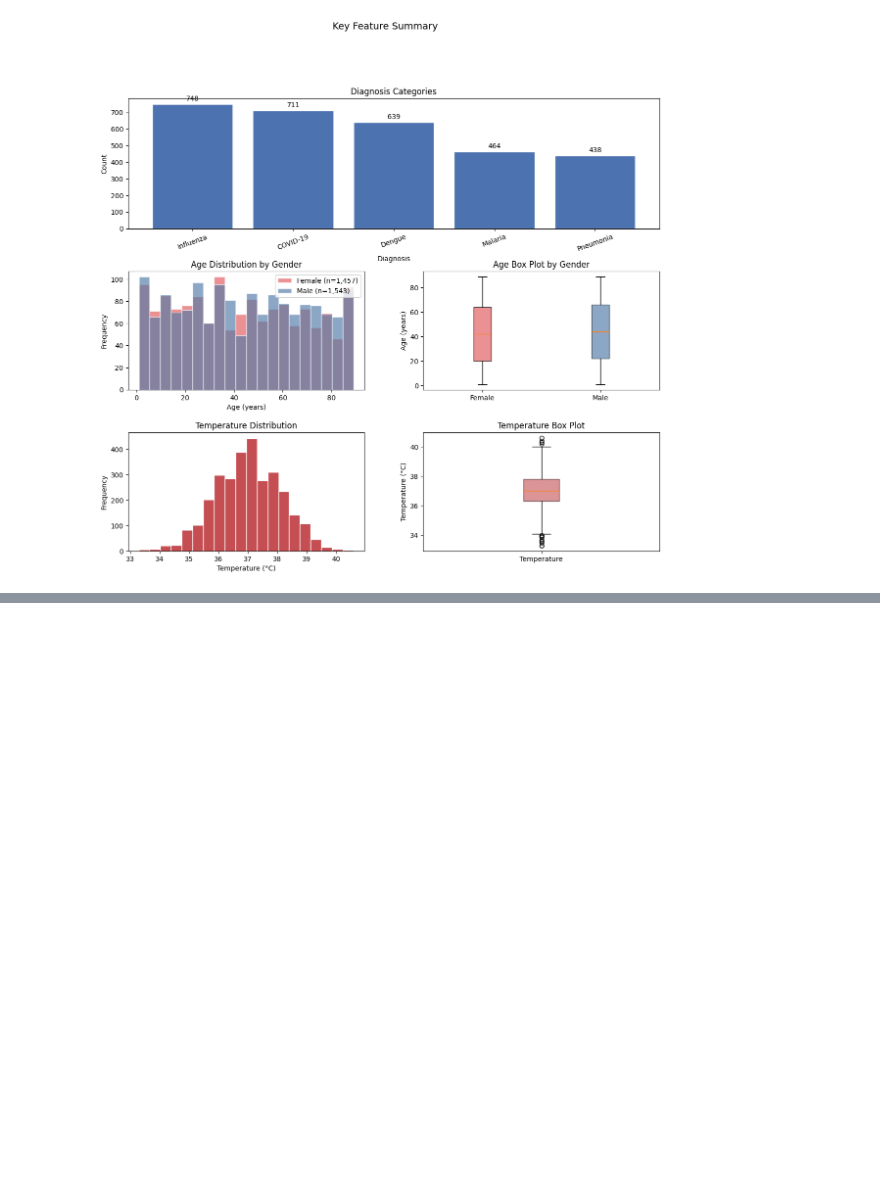
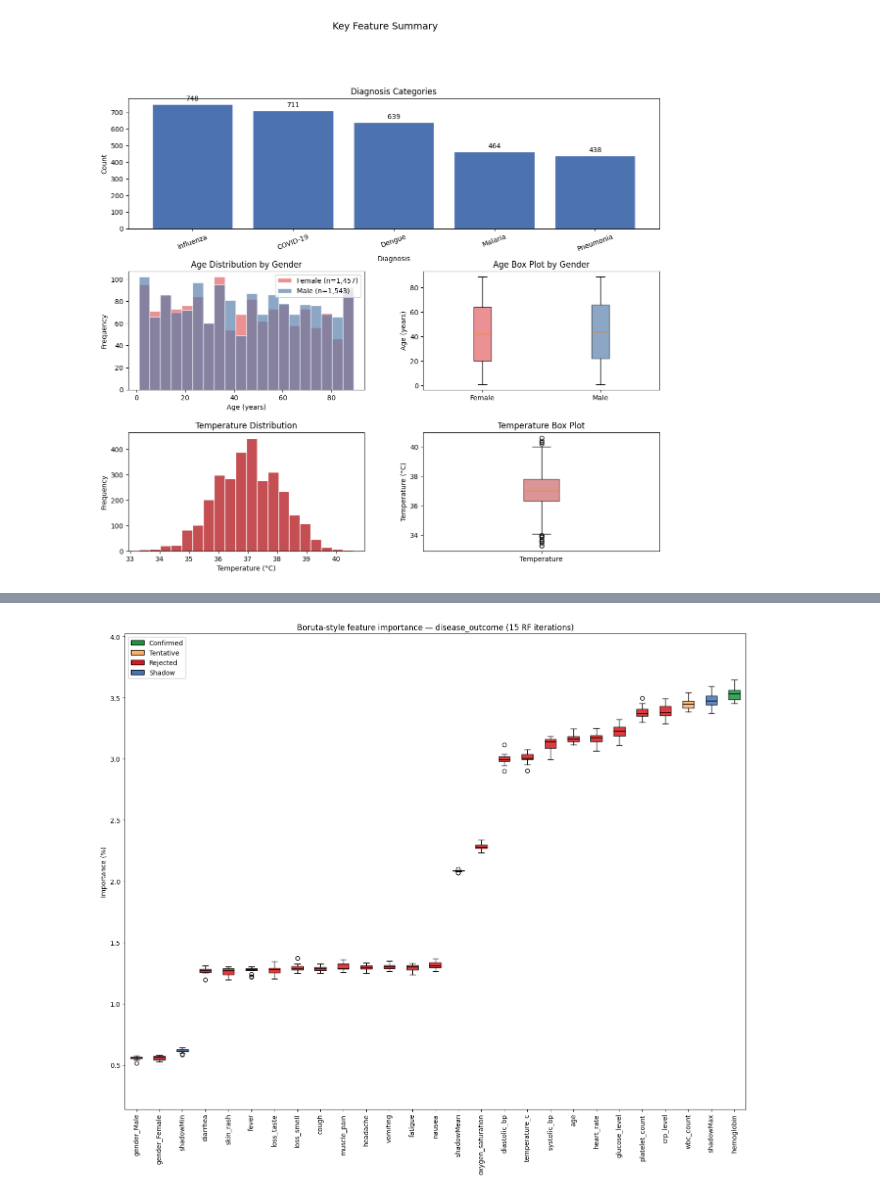
Before and after one commit to tnewman10/DDDM, a Jupyter notebook: Respiratory Disesase Diagnosis/Respiratory Disease Diagnosis.ipynb, the cells around one changed output, grey strips where cells are left out. Drawn from its saved outputs; the diff is of its cells as text; code cells hidden in the pictures; blank space fills up the shorter version.

```diff
--- a/Respiratory Disesase Diagnosis/Respiratory Disease Diagnosis.ipynb
+++ b/Respiratory Disesase Diagnosis/Respiratory Disease Diagnosis.ipynb
@@ -200,0 +445,68 @@ plt.show()
+# %%
+import matplotlib.pyplot as plt
+from matplotlib.patches import Patch
+
+if "boruta_importance" not in globals():
+    raise RuntimeError("Run the Boruta compute cell above first.")
+
+BORUTA_COLORS = {
+    "confirmed": "#1a9641",
+    "rejected": "#d7191c",
+    "tentative": "#fdae61",
+    "shadow": "#4575b4",
+}
+
+shadow_stats = {
+    "shadowMin": shadow_min_hist,
+    "shadowMean": shadow_mean_hist,
+    "shadowMax": shadow_max_hist,
+}
+
+plot_items: list[tuple[str, list[float], str]] = []
+for feature in feature_names:
+    plot_items.append(
+        (feature, importance_history[feature], boruta_importance.loc[feature, "decision"])
+    )
+for shadow_name, shadow_hist in shadow_stats.items():
+    plot_items.append((shadow_name, shadow_hist, "shadow"))
+
+plot_items.sort(key=lambda item: np.median(item[1]))
+plot_labels = [item[0] for item in plot_items]
+plot_data = [[v * 100 for v in item[1]] for item in plot_items]
+plot_colors = [BORUTA_COLORS[item[2]] for item in plot_items]
+
+fig, ax = plt.subplots(figsize=(max(14, len(plot_labels) * 0.35), 12))
+boxplot = ax.boxplot(
+    plot_data,
+    tick_labels=plot_labels,
+    vert=True,
+    patch_artist=True,
+    showfliers=True,
+    medianprops={"color": "black", "linewidth": 1.2},
+)
+for patch, color in zip(boxplot["boxes"], plot_colors):
+    patch.set_facecolor(color)
+    patch.set_alpha(0.85)
+
+all_plot_vals = [v for series in plot_data for v in series]
+y_min, y_max = min(all_plot_vals), max(all_plot_vals)
+y_pad = max((y_max - y_min) * 0.12, 0.05)
+ax.set_ylim(max(0.0, y_min - y_pad), y_max + y_pad)
+
+ax.set_ylabel("Importance (%)")
+ax.set_title(
+    f"Boruta-style feature importance — {BORUTA_TARGET} ({BORUTA_N_ITER} RF iterations)"
+)
+legend_handles = [
+    Patch(facecolor=BORUTA_COLORS["confirmed"], edgecolor="black", label="Confirmed"),
+    Patch(facecolor=BORUTA_COLORS["tentative"], edgecolor="black", label="Tentative"),
+    Patch(facecolor=BORUTA_COLORS["rejected"], edgecolor="black", label="Rejected"),
+    Patch(facecolor=BORUTA_COLORS["shadow"], edgecolor="black", label="Shadow"),
+]
+ax.legend(handles=legend_handles, loc="upper left", framealpha=0.9)
+ax.tick_params(axis="x", rotation=90)
+fig.tight_layout()
+plt.show()
+plt.close(fig)
+# %% [output]
+[figure, added]
```
Also changed, not shown: parts of 4 cells of this notebook, 3 other files.
